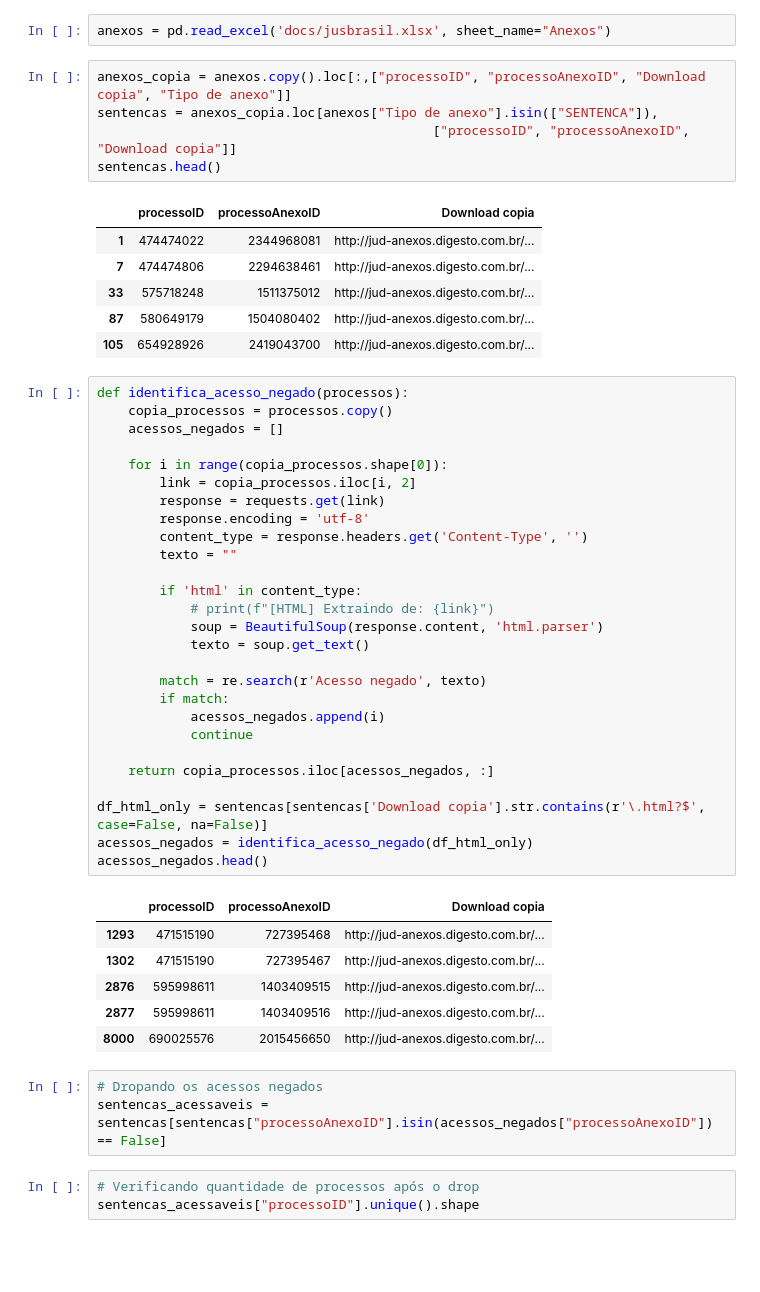
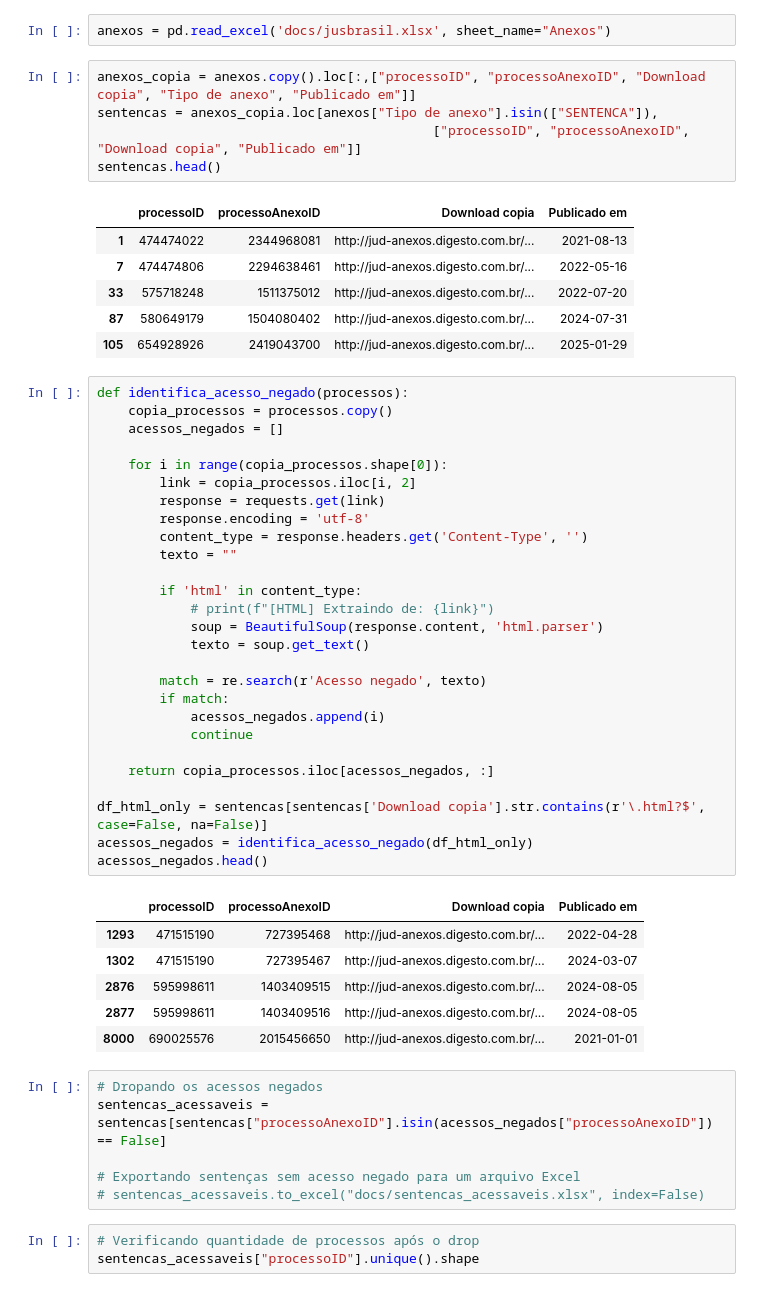
Before and after one commit to pedronery07/Projeto_InsperData_AECOM, a Jupyter notebook: limpando_base.ipynb, the cells around one changed output. Cells and saved outputs as stored; diff of their text form; blank space fills up the shorter version.

```diff
--- a/limpando_base.ipynb
+++ b/limpando_base.ipynb
@@ -14,17 +14,17 @@ import tempfile
 # %%
 anexos = pd.read_excel('docs/jusbrasil.xlsx', sheet_name="Anexos")
 # %%
-anexos_copia = anexos.copy().loc[:,["processoID", "processoAnexoID", "Download copia", "Tipo de anexo"]]
+anexos_copia = anexos.copy().loc[:,["processoID", "processoAnexoID", "Download copia", "Tipo de anexo", "Publicado em"]]
 sentencas = anexos_copia.loc[anexos["Tipo de anexo"].isin(["SENTENCA"]),
-                                           ["processoID", "processoAnexoID", "Download copia"]]
+                                           ["processoID", "processoAnexoID", "Download copia", "Publicado em"]]
 sentencas.head()
 # %% [output]
-|  | processoID | processoAnexoID | Download copia |
-| 1 | 474474022 | 2344968081 | http://jud-anexos.digesto.com.br/... |
-| 7 | 474474806 | 2294638461 | http://jud-anexos.digesto.com.br/... |
-| 33 | 575718248 | 1511375012 | http://jud-anexos.digesto.com.br/... |
-| 87 | 580649179 | 1504080402 | http://jud-anexos.digesto.com.br/... |
-| 105 | 654928926 | 2419043700 | http://jud-anexos.digesto.com.br/... |
+|  | processoID | processoAnexoID | Download copia | Publicado em |
+| 1 | 474474022 | 2344968081 | http://jud-anexos.digesto.com.br/... | 2021-08-13 |
+| 7 | 474474806 | 2294638461 | http://jud-anexos.digesto.com.br/... | 2022-05-16 |
+| 33 | 575718248 | 1511375012 | http://jud-anexos.digesto.com.br/... | 2022-07-20 |
+| 87 | 580649179 | 1504080402 | http://jud-anexos.digesto.com.br/... | 2024-07-31 |
+| 105 | 654928926 | 2419043700 | http://jud-anexos.digesto.com.br/... | 2025-01-29 |
 # %%
 def identifica_acesso_negado(processos):
     copia_processos = processos.copy()
@@ -53,15 +53,18 @@ df_html_only = sentencas[sentencas['Download copia'].str.contains(r'\.html?$', c
 acessos_negados = identifica_acesso_negado(df_html_only)
 acessos_negados.head()
 # %% [output]
-|  | processoID | processoAnexoID | Download copia |
-| 1293 | 471515190 | 727395468 | http://jud-anexos.digesto.com.br/... |
-| 1302 | 471515190 | 727395467 | http://jud-anexos.digesto.com.br/... |
-| 2876 | 595998611 | 1403409515 | http://jud-anexos.digesto.com.br/... |
-| 2877 | 595998611 | 1403409516 | http://jud-anexos.digesto.com.br/... |
-| 8000 | 690025576 | 2015456650 | http://jud-anexos.digesto.com.br/... |
+|  | processoID | processoAnexoID | Download copia | Publicado em |
+| 1293 | 471515190 | 727395468 | http://jud-anexos.digesto.com.br/... | 2022-04-28 |
+| 1302 | 471515190 | 727395467 | http://jud-anexos.digesto.com.br/... | 2024-03-07 |
+| 2876 | 595998611 | 1403409515 | http://jud-anexos.digesto.com.br/... | 2024-08-05 |
+| 2877 | 595998611 | 1403409516 | http://jud-anexos.digesto.com.br/... | 2024-08-05 |
+| 8000 | 690025576 | 2015456650 | http://jud-anexos.digesto.com.br/... | 2021-01-01 |
 # %%
 # Dropando os acessos negados
 sentencas_acessaveis = sentencas[sentencas["processoAnexoID"].isin(acessos_negados["processoAnexoID"]) == False]
+
+# Exportando sentenças sem acesso negado para um arquivo Excel
+# sentencas_acessaveis.to_excel("docs/sentencas_acessaveis.xlsx", index=False)
 # %%
 # Verificando quantidade de processos após o drop
 sentencas_acessaveis["processoID"].unique().shape
```
Also changed, not shown: parts of 8 cells of this notebook, 2 other files.
